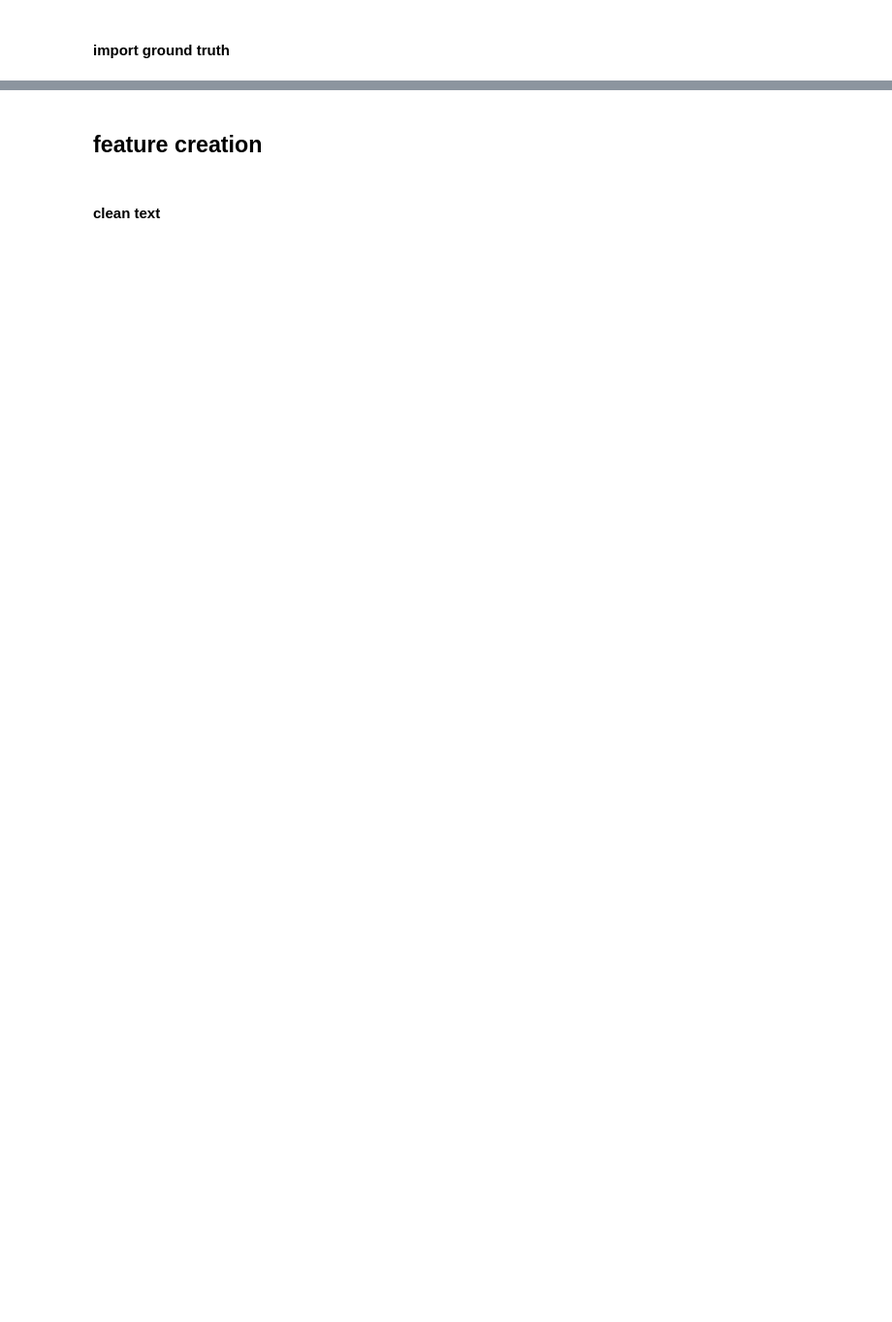
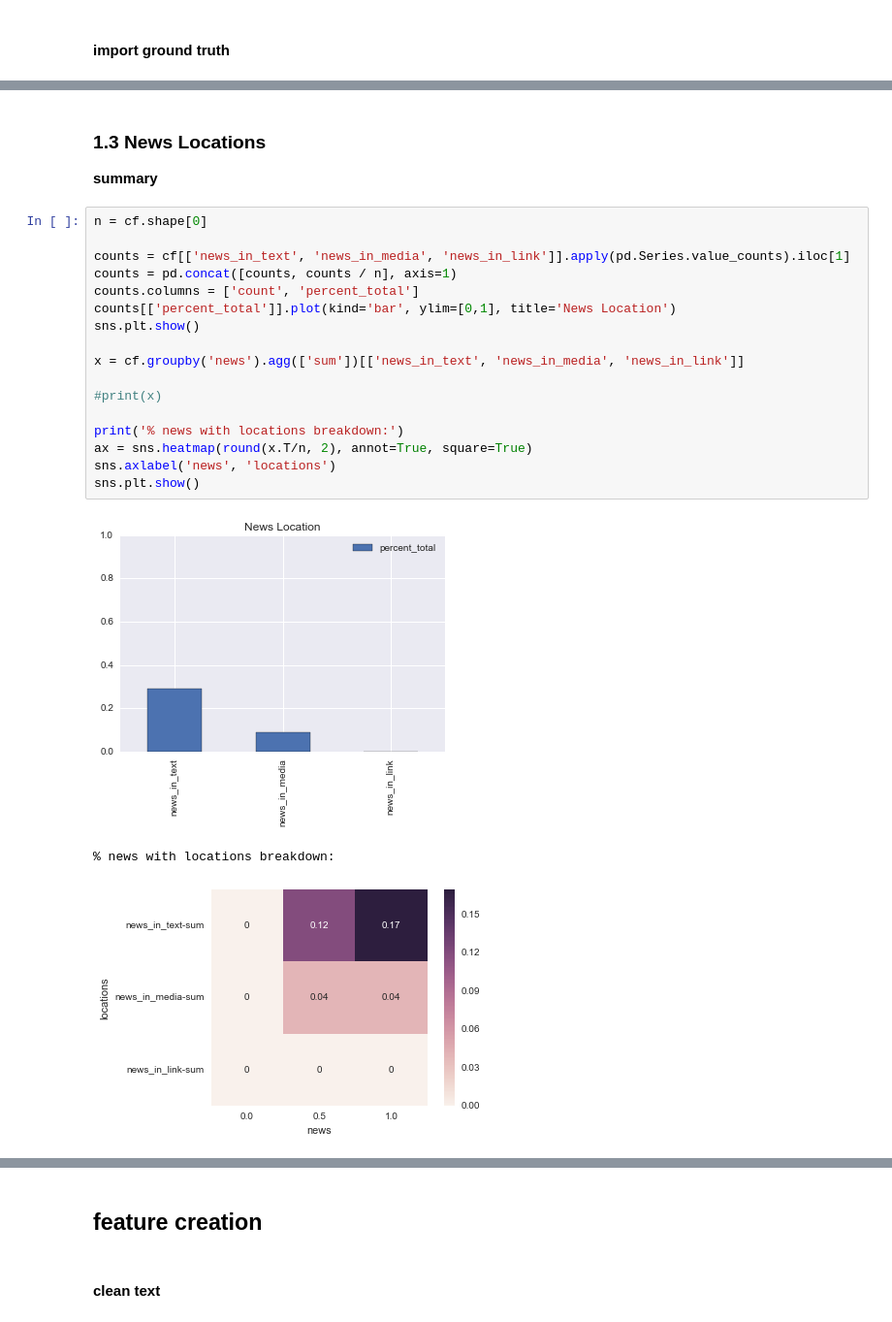
Before and after one commit to knanne/vu_msc_tweetsumm, a Jupyter notebook: final/1_classification.ipynb, the cells around one changed output, grey strips where cells are left out. Shown at 97% size. Drawn from its saved outputs; the diff is of its cells as text; blank space fills up the shorter version.

```diff
--- a/final/1_classification.ipynb
+++ b/final/1_classification.ipynb
@@ -97 +211,25 @@ cf.shape
+# %% [markdown]
+### 1.3 News Locations
+**summary**
+# %%
+n = cf.shape[0]
+
+counts = cf[['news_in_text', 'news_in_media', 'news_in_link']].apply(pd.Series.value_counts).iloc[1]
+counts = pd.concat([counts, counts / n], axis=1)
+counts.columns = ['count', 'percent_total']
+counts[['percent_total']].plot(kind='bar', ylim=[0,1], title='News Location')
+sns.plt.show()
+
+x = cf.groupby('news').agg(['sum'])[['news_in_text', 'news_in_media', 'news_in_link']]
+
+#print(x)
+
+print('% news with locations breakdown:')
+ax = sns.heatmap(round(x.T/n, 2), annot=True, square=True)
+sns.axlabel('news', 'locations')
+sns.plt.show()
+# %% [output]
+[figure, added]
+% news with locations breakdown:
+[figure, added]
 # %% [markdown]
```
Also changed, not shown: parts of 60 cells of this notebook.
